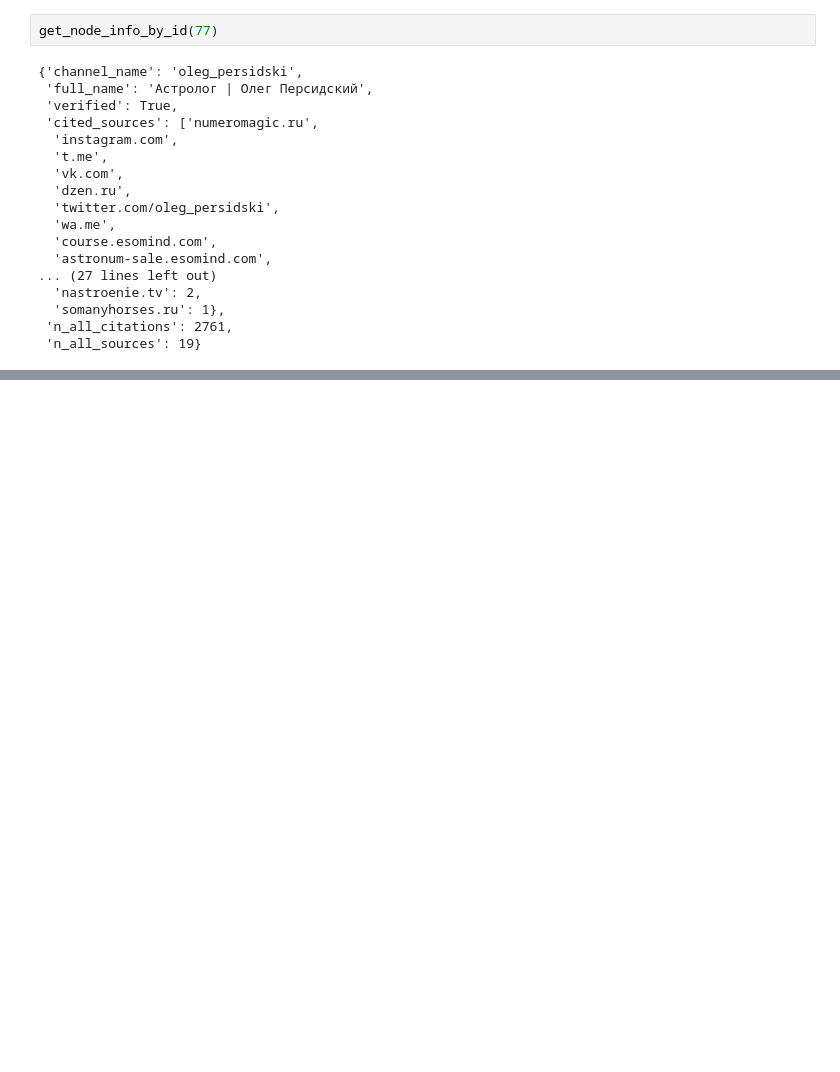
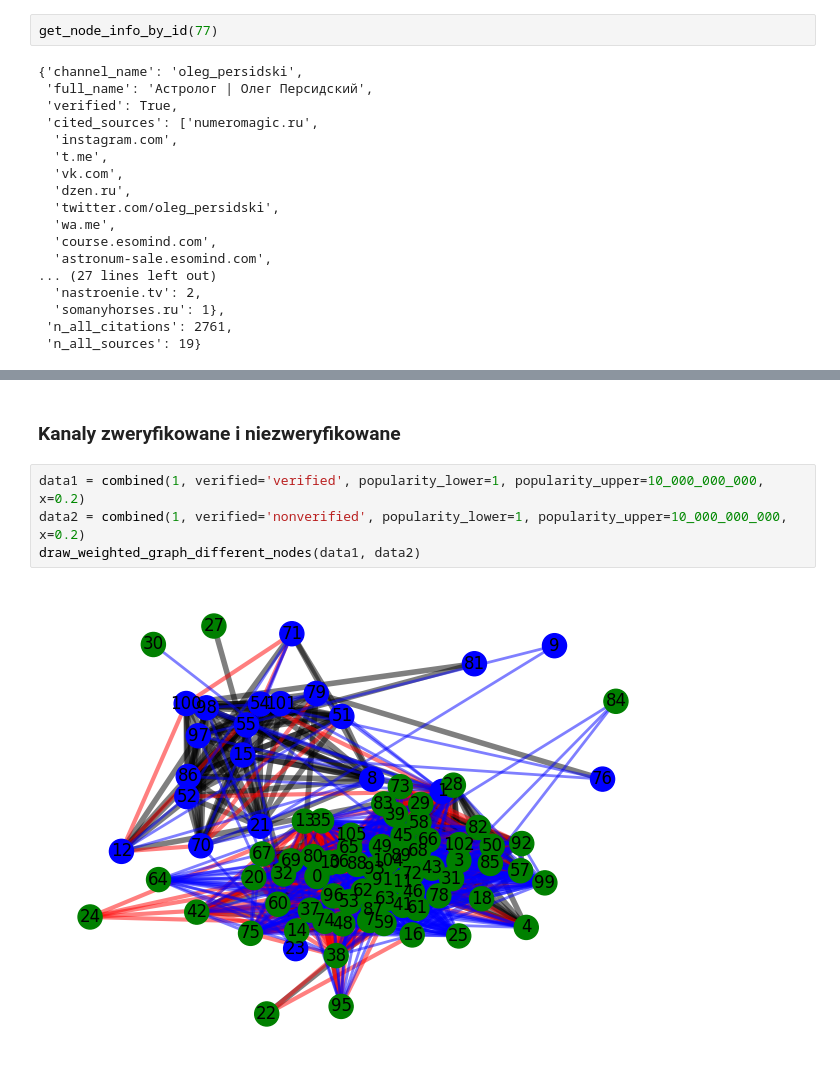
Before and after one commit to jakubbbbbc/TASS_project, a Jupyter notebook: notebook.ipynb, the cells around one changed output, grey strips where cells are left out. Saved outputs shown, nothing was run; the diff lists cells and outputs as text; blank space fills up the shorter version.

```diff
--- a/notebook.ipynb
+++ b/notebook.ipynb
@@ -366,0 +372,8 @@ get_node_info_by_id(77)
+# %% [markdown]
+### Kanaly zweryfikowane i niezweryfikowane
+# %%
+data1 = combined(1, verified='verified', popularity_lower=1, popularity_upper=10_000_000_000, x=0.2)
+data2 = combined(1, verified='nonverified', popularity_lower=1, popularity_upper=10_000_000_000, x=0.2)
+draw_weighted_graph_different_nodes(data1, data2)
+# %% [output]
+[figure, added]
```
Also changed, not shown: parts of 18 cells of this notebook.
